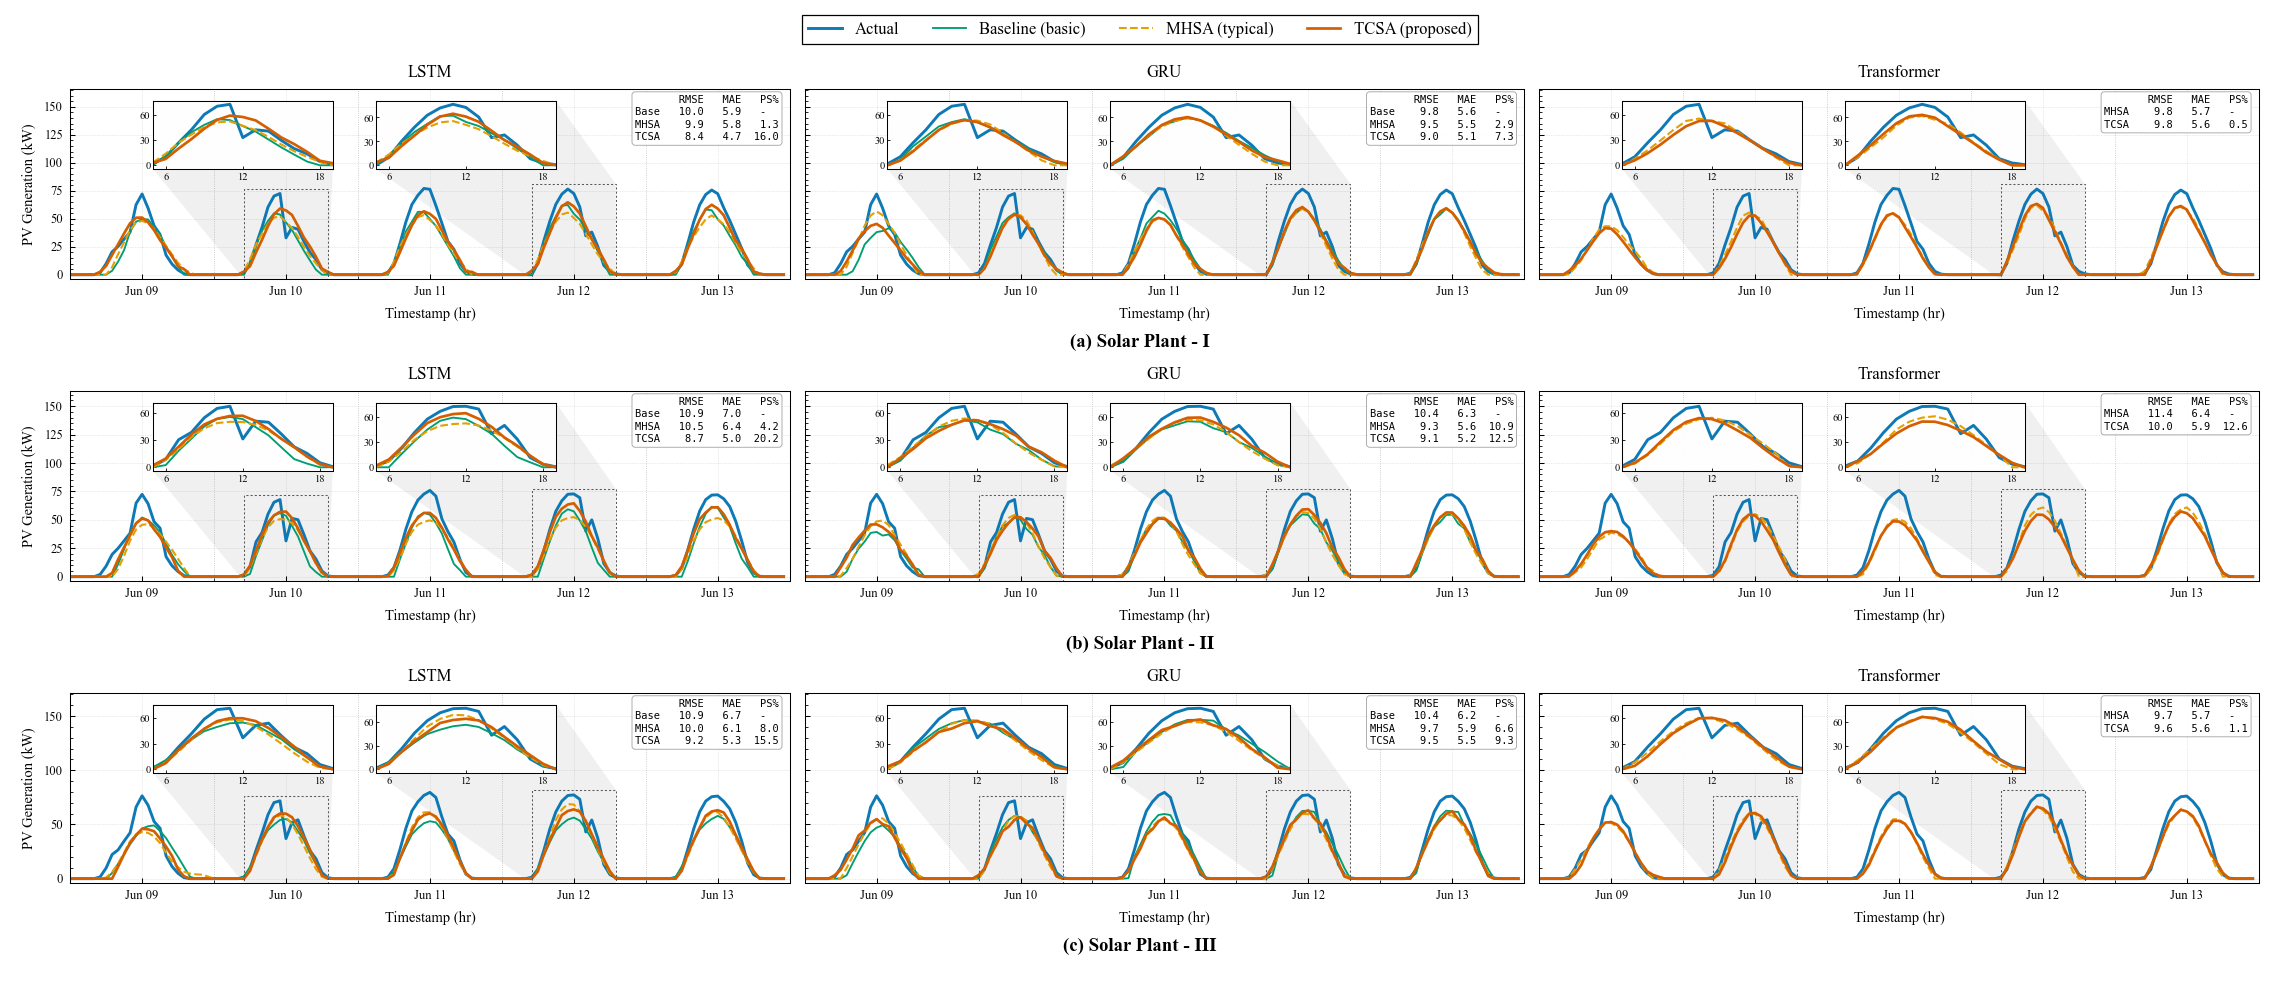
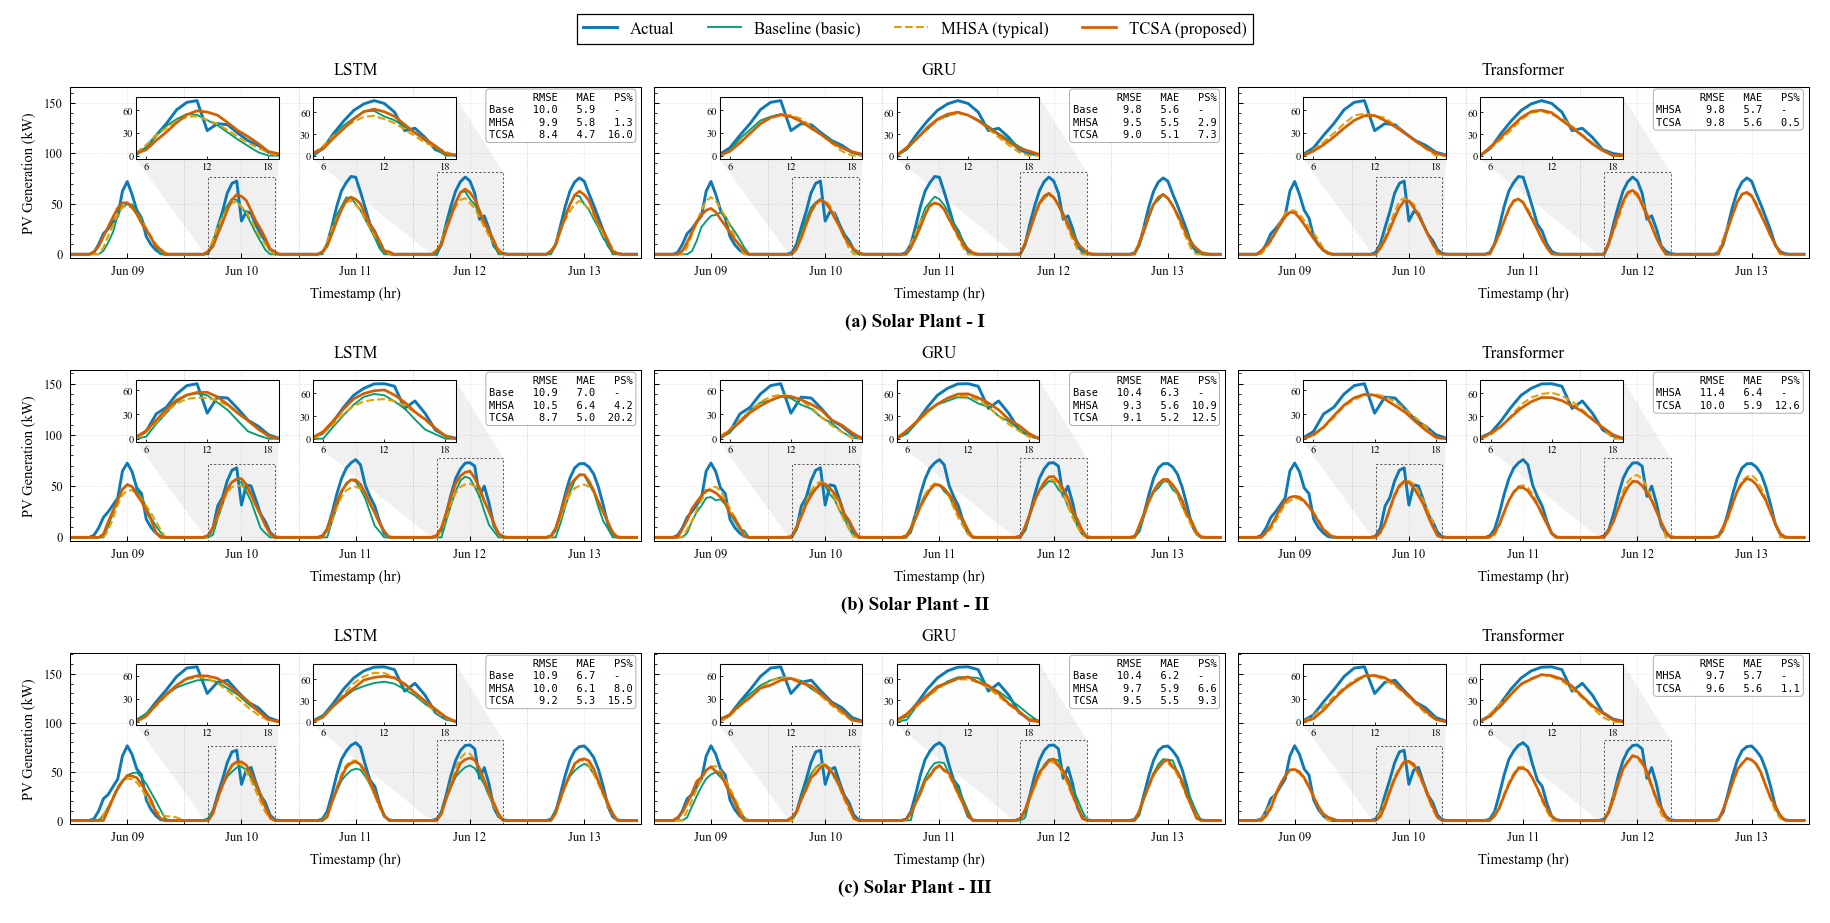
The change to this notebook cell's code, shown as a diff; its figure went from the first image to the second:
--- before
+++ after
@@ -36,5 +36,5 @@
     models_by_plant, X_by_plant, y_by_plant,
     scaler=SolarPlants_scaler, target_idx=0, output_len=24,
-    figsize = (15, 6.4),
+    figsize = (12, 6),
     layout='family',
     days=(2, 6),

Commit: updated